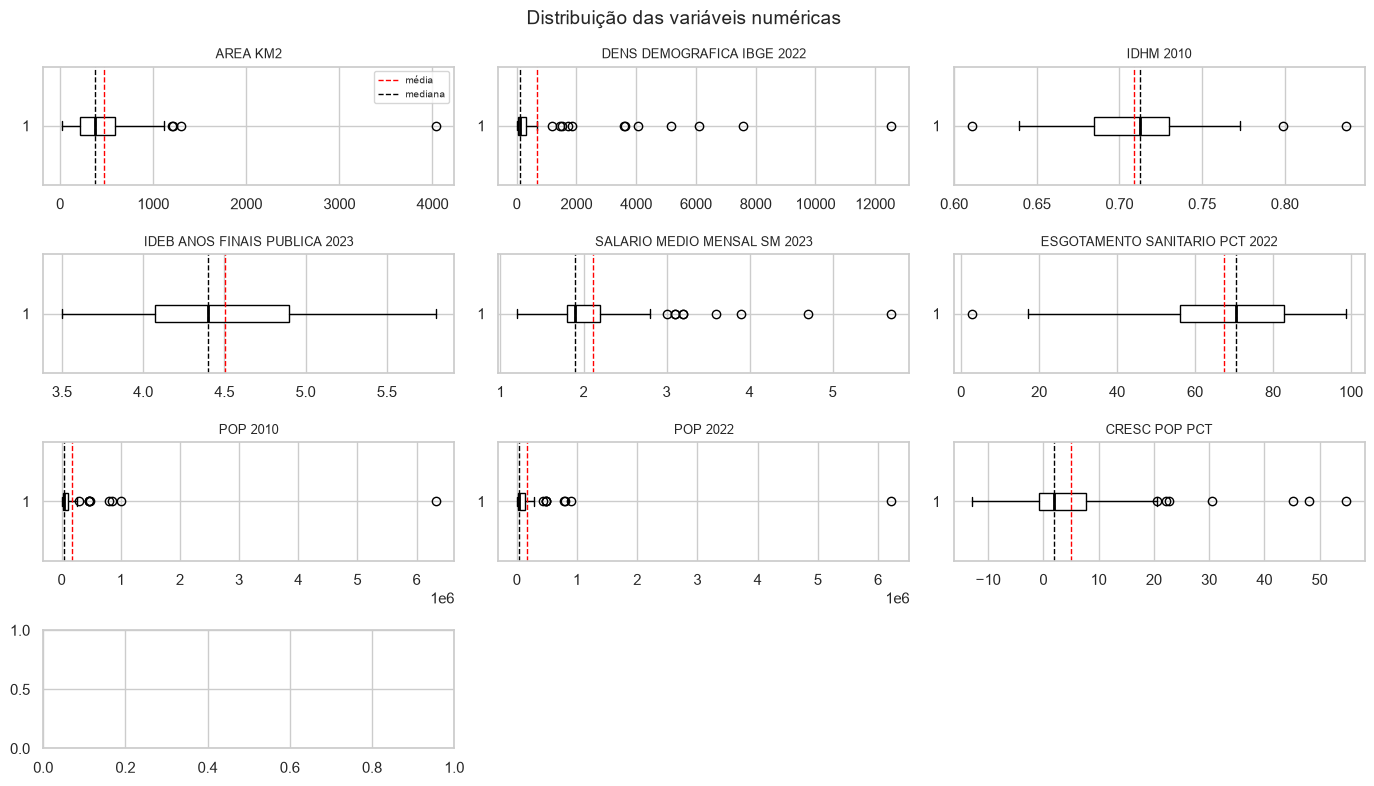
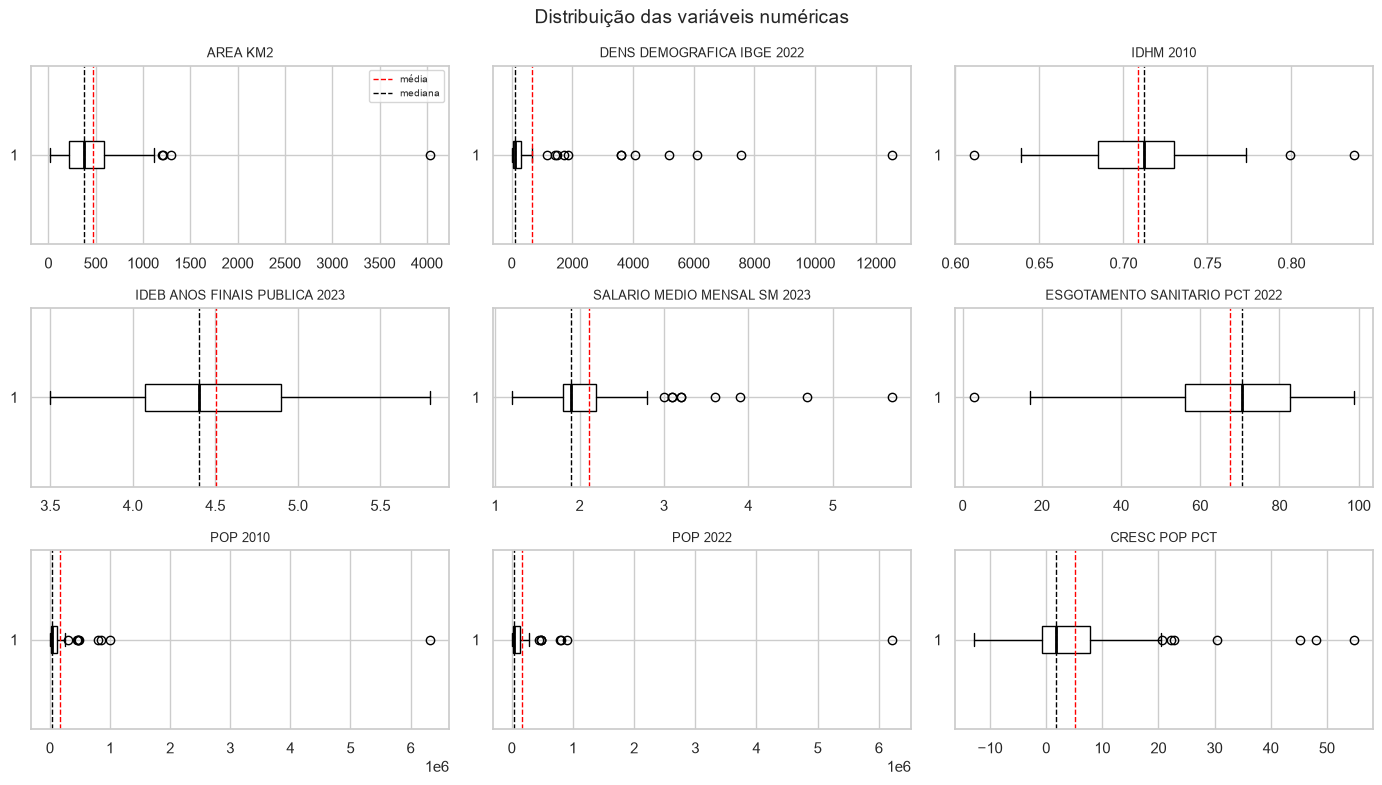
Unified diff of the notebook cell whose output changed from the first chart to the second:
--- before
+++ after
@@ -1,3 +1,3 @@
-fig, axes = plt.subplots(4, 3, figsize=(14, 8))
+fig, axes = plt.subplots(3, 3, figsize=(14, 8))
 for ax, col in zip(axes.flat, num_cols):
     ax.boxplot(
@@ -14,5 +14,4 @@
 axes[0,0].legend(fontsize=7)
 # Turn off the axes
-axes[3,2].axis('off'); axes[3,1].axis('off')
 plt.suptitle('Distribuição das variáveis numéricas', fontsize=14)
 plt.tight_layout()

Commit: aulas update